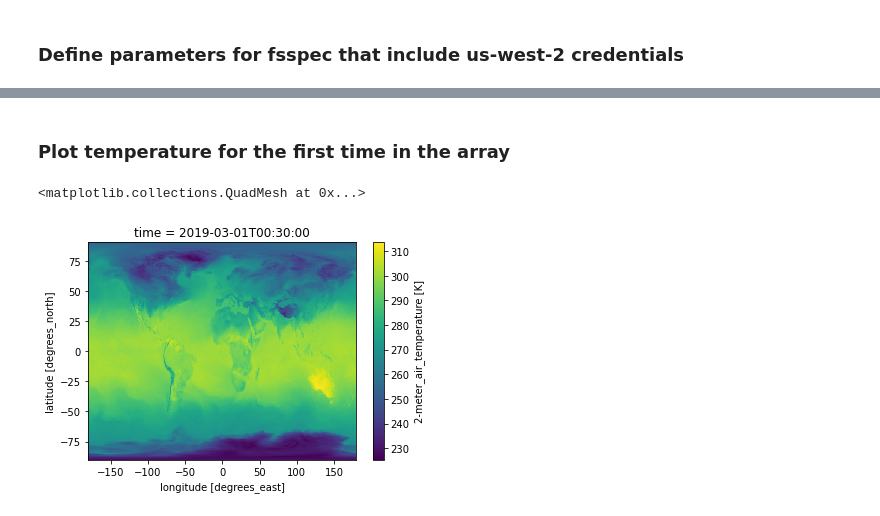
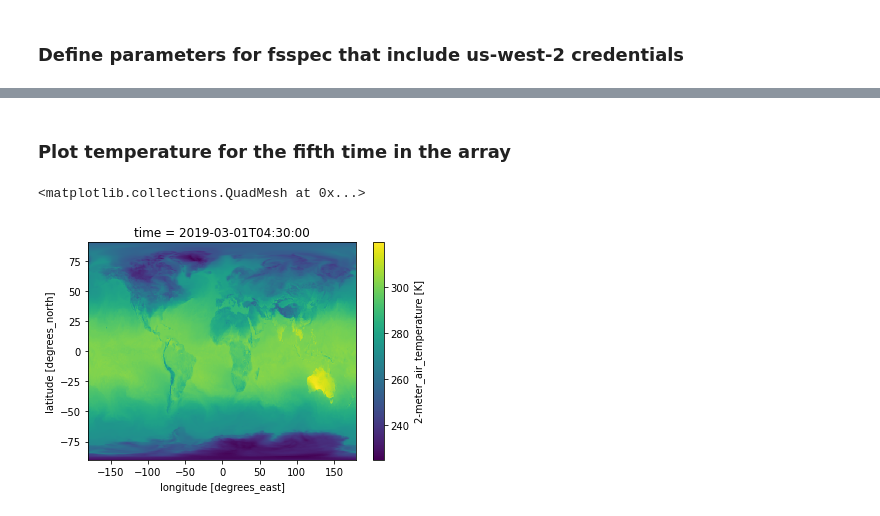
Before and after one commit to alexishunzinger/gesdisc-use-cases, a Jupyter notebook: mapes-temporal-feature-tracking/read-metadata-file-only.ipynb, the cells around one changed output, grey strips where cells are left out. Cells and saved outputs as stored; diff of their text form; code cells hidden in the pictures.

Commit message:
Remove package install markdown cell and polish
The 2i2c image was updated so no need for the user to install or update packages. Final testing and clean up cells to hand off the Brian

```diff
--- a/mapes-temporal-feature-tracking/read-metadata-file-only.ipynb
+++ b/mapes-temporal-feature-tracking/read-metadata-file-only.ipynb
@@ -39,2 +39,3 @@ r_opts = {'anon':False,
 # %%
-metadata_json_path = "~/shared/mapes/combined.json"
+reference_list = sorted(glob('/home/jovyan/shared/mapes/jsons/*.json'))
+reference_list
@@ -45,13 +63,0 @@ The combined metadata file was pre-generated using the kerchunk library. It cont
-# %%
-%%time
-
-fs = fsspec.filesystem(
-    "reference",
-    fo=metadata_json_path,
-    remote_protocol="s3",
-    remote_options=r_opts,
-    ref_storage_args=s_opts
-)
-m = fs.get_mapper("")
-ds = xr.open_dataset(m, engine='zarr') #don't use xr.open_mfdataset
-ds
@@ -77,0 +64,18 @@ Data variables: (12/47)
+# %%
+%%time
+
+ds_k =[]
+for ref in reference_list:
+    s_opts = s_opts
+    r_opts = r_opts
+    fs = fsspec.filesystem("reference",
+                           fo=ref,
+                           ref_storage_args=s_opts,
+                           remote_protocol='s3',
+                           remote_options=r_opts)
+    m = fs.get_mapper("")
+    ds_k.append(xr.open_dataset(m, engine="zarr", backend_kwargs={'consolidated':False}, chunks={}))
+
+ds_multi = xr.concat(ds_k, dim='time')
+
+ds_multi
@@ -78,7 +102,7 @@ Data variables: (12/47)
 # %% [markdown]
-### Plot temperature for the first time in the array
+### Plot temperature for the fifth time in the array
 # %%
-ds.T2M[0,:,:].plot()
+ds_multi.T2M[4,:,:].plot()
 # %% [output]
 <matplotlib.collections.QuadMesh at 0x...>
-[figure, old version]
+[figure, new version]
```
Also changed, not shown: parts of 8 cells of this notebook, 1 other file.
